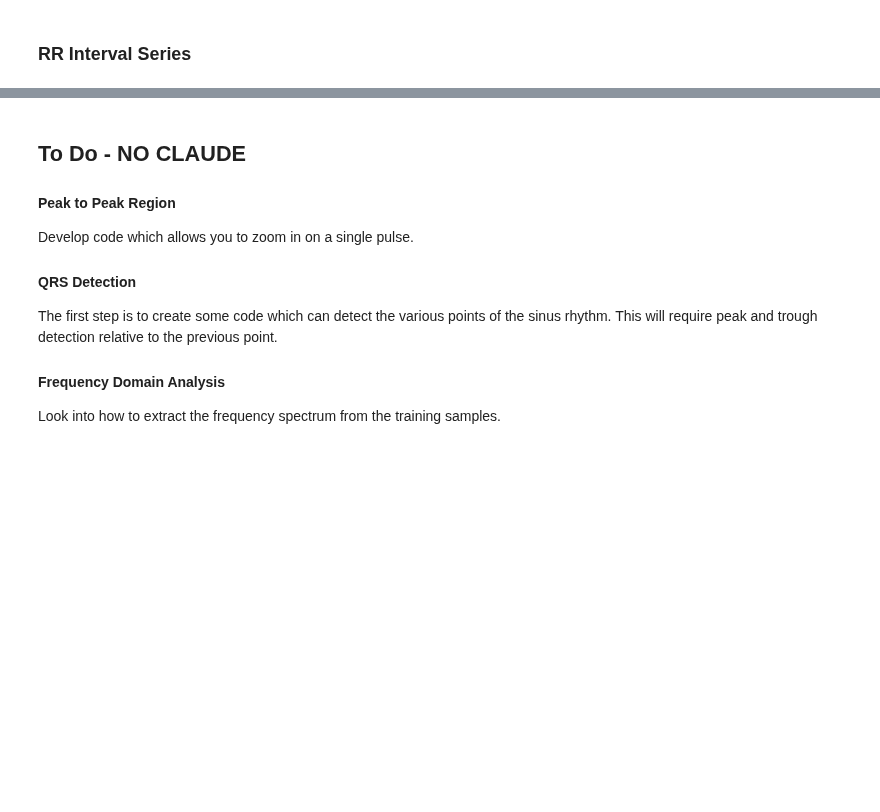
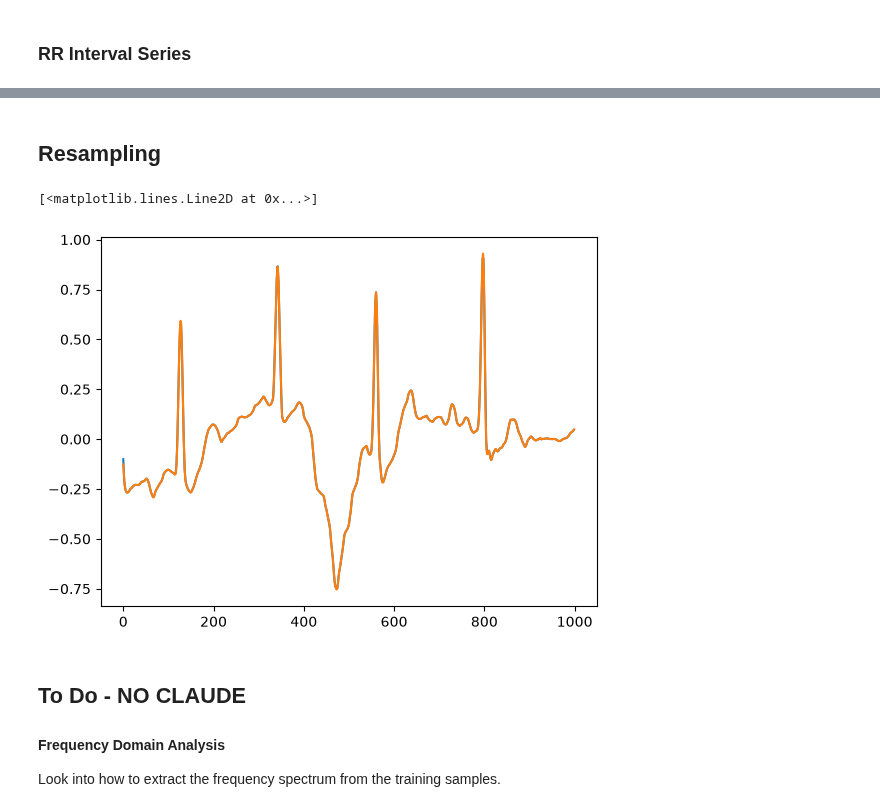
Before and after one commit to TJFM4/IIB-PROJECT, a Jupyter notebook: visualisations.ipynb, the cells around one changed output, grey strips where cells are left out. Drawn from its saved outputs; the diff is of its cells as text; code cells hidden in the pictures; blank space fills up the shorter version.

Commit message:
Resampling tool.

```diff
--- a/visualisations.ipynb
+++ b/visualisations.ipynb
@@ -125,11 +202,30 @@ IndexError: index 9077 is out of bounds for axis 0 with size 9012
+# %% [markdown]
+## Resampling
+# %%
+from scipy.signal import resample_poly
+from fractions import Fraction
+
+# Returns the signal resampled at fs_new.
+# For the below plot, the signals are on different x axes as the resampled signal has fewer points.
+def resample(signal_number, fs_new):
+    record = wfdb.rdrecord(f'physionet2017/training2017/A{signal_number:05d}')
+    signal = record.p_signal[:, 0]
+    fs = record.fs
+    ratio = (Fraction(fs_new)/ Fraction(fs)).limit_denominator(1000)
+    return resample_poly(signal, ratio.numerator, ratio.denominator)
+
+fs_new = 150
+record = wfdb.rdrecord(f'physionet2017/training2017/A{1:05d}')
+signal_og = record.p_signal[:, 0]
+signal_150 = resample(1, fs_new)
+axis = np.arange(len(signal_150)) * record.fs / fs_new
+plt.plot(axis[:500], signal_150[:500])
+plt.plot(np.arange(len(signal_og))[:1000], signal_og[:1000])
+# %% [output]
+[<matplotlib.lines.Line2D at 0x...>]
+[figure, added]
 # %% [markdown]
 ## To Do - NO CLAUDE
 
-#### **Peak to Peak Region**
-Develop code which allows you to zoom in on a single pulse.
-
-#### **QRS Detection**
-The first step is to create some code which can detect the various points of the sinus rhythm. This will require peak and trough detection relative to the previous point.
-
 #### **Frequency Domain Analysis**
 Look into how to extract the frequency spectrum from the training samples.
```
Also changed, not shown: parts of 5 cells of this notebook.
